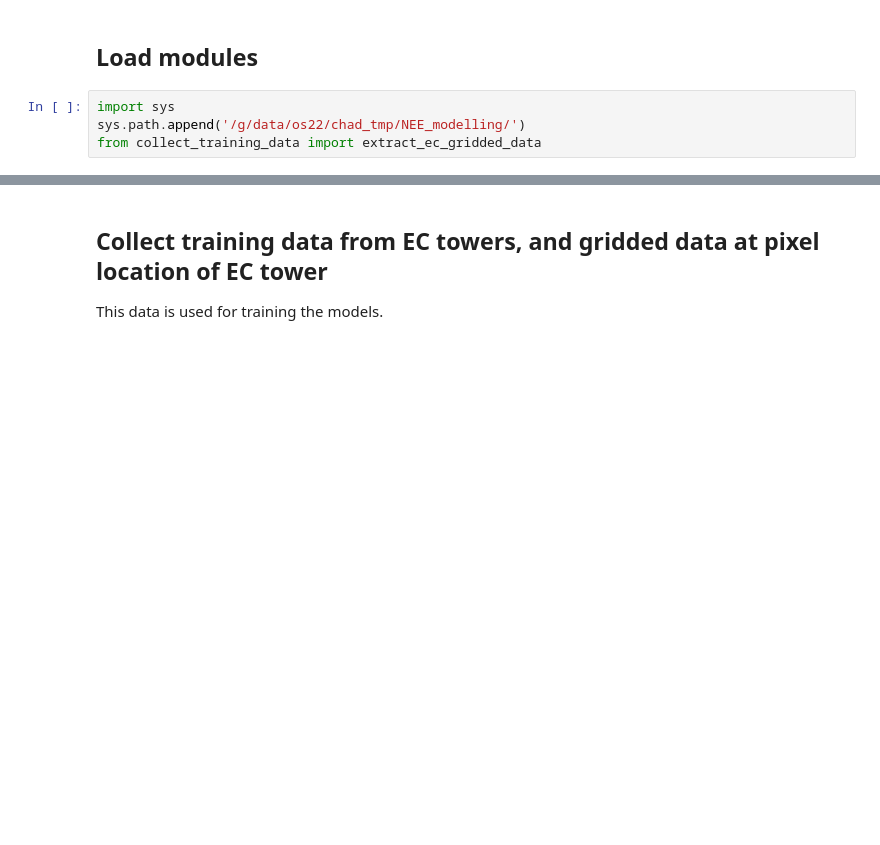
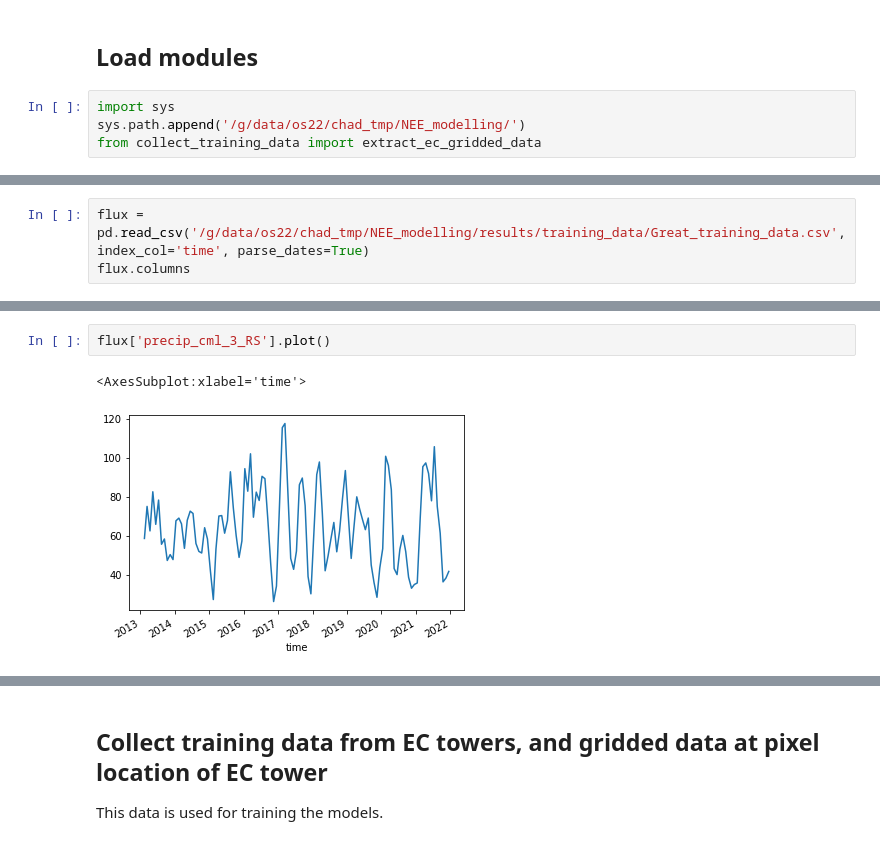
Before and after one commit to cbur24/NEE_modelling, a Jupyter notebook: 2_Extract_EC_and_gridded_data.ipynb, the cells around one changed output, grey strips where cells are left out. Drawn from its saved outputs; the diff is of its cells as text; blank space fills up the shorter version.

```diff
--- a/2_Extract_EC_and_gridded_data.ipynb
+++ b/2_Extract_EC_and_gridded_data.ipynb
@@ -16,0 +16,3 @@ flux = xr.open_dataset(base+'Emerald/2022_v1/L6/default/Emerald_L6_20110610_2013
+# %%
+flux = pd.read_csv('/g/data/os22/chad_tmp/NEE_modelling/results/training_data/Great_training_data.csv', index_col='time', parse_dates=True)
+flux.columns
@@ -16,0 +28,5 @@ flux = xr.open_dataset(base+'Emerald/2022_v1/L6/default/Emerald_L6_20110610_2013
+# %%
+flux['precip_cml_3_RS'].plot()
+# %% [output]
+<AxesSubplot:xlabel='time'>
+[figure, added]
```
Also changed, not shown: parts of 8 cells of this notebook, 4 other files.
